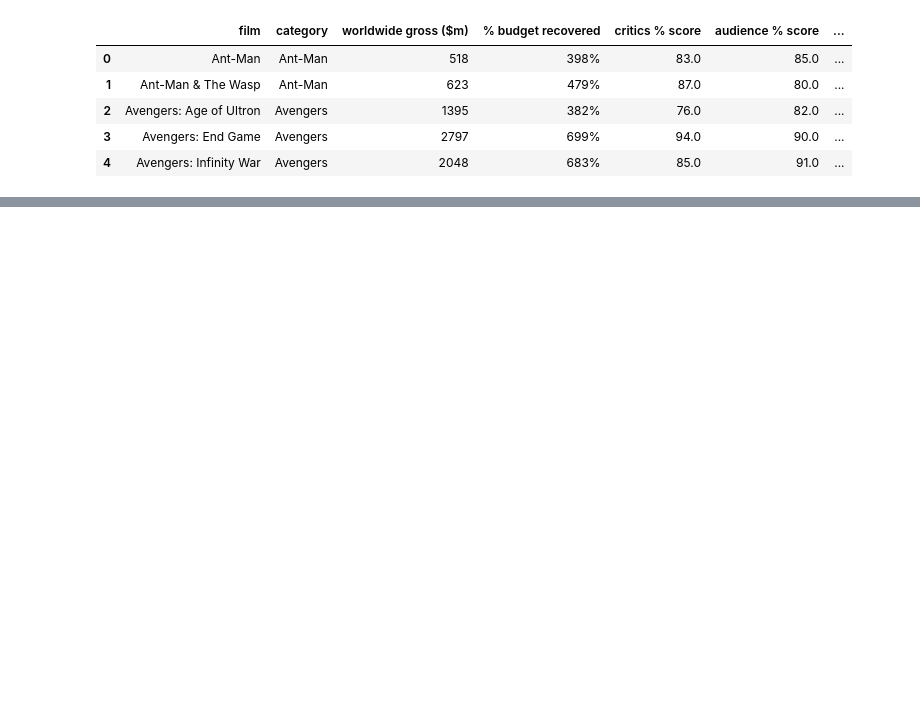
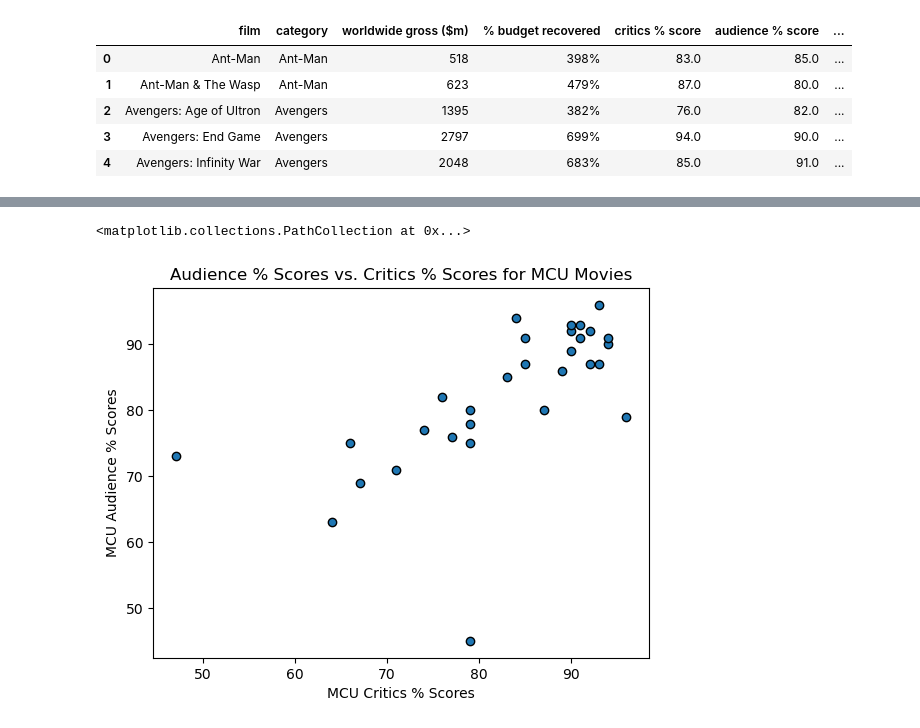
Before and after one commit to jdyiga10/project1-2023, a Jupyter notebook: andrew_work.ipynb, the cells around one changed output, grey strips where cells are left out. Cells and saved outputs as stored; diff of their text form; code cells hidden in the pictures; blank space fills up the shorter version.

Commit message:
post-graphs

```diff
--- a/andrew_work.ipynb
+++ b/andrew_work.ipynb
@@ -110,0 +114,10 @@ See the caveats in the documentation: https://pandas.pydata.org/pandas-docs/stab
+# %%
+#Graph critics % score against audience % score
+graph1 = plt.scatter(reviews_df["critics % score"], reviews_df["audience % score"], edgecolors="black")
+plt.xlabel("MCU Critics % Scores")
+plt.ylabel("MCU Audience % Scores")
+plt.title("Audience % Scores vs. Critics % Scores for MCU Movies")
+display(graph1)
+# %% [output]
+<matplotlib.collections.PathCollection at 0x...>
+[figure, added]
```
Also changed, not shown: parts of 9 cells of this notebook, 1 other file.
